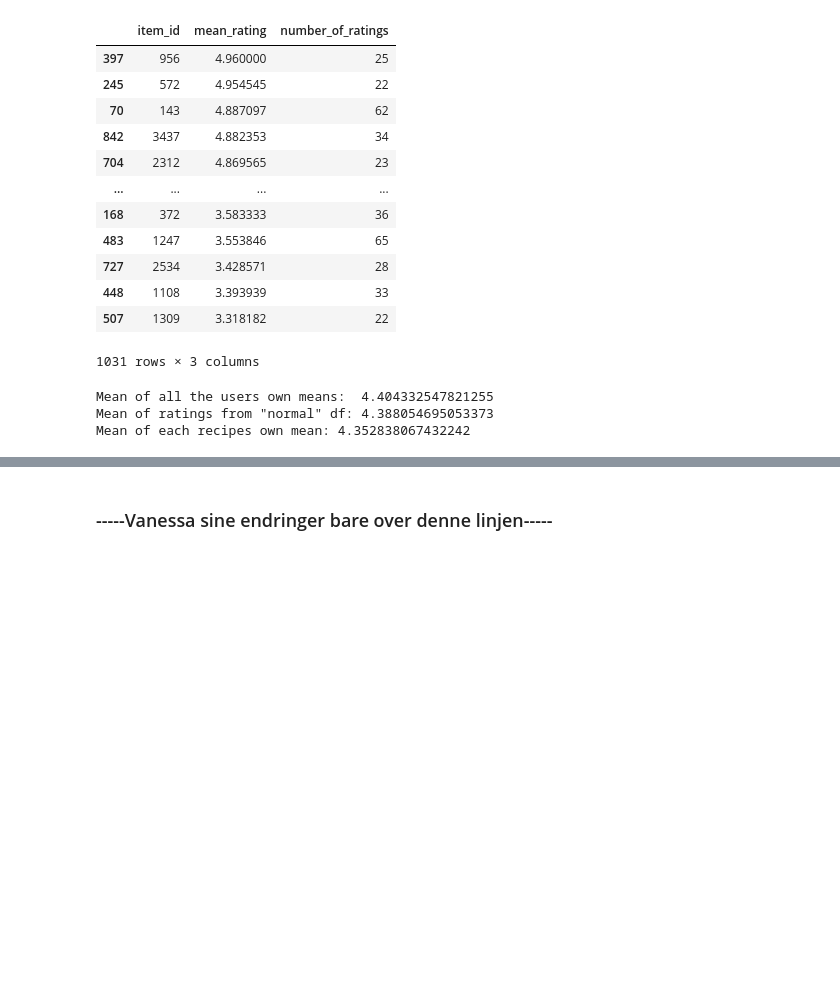
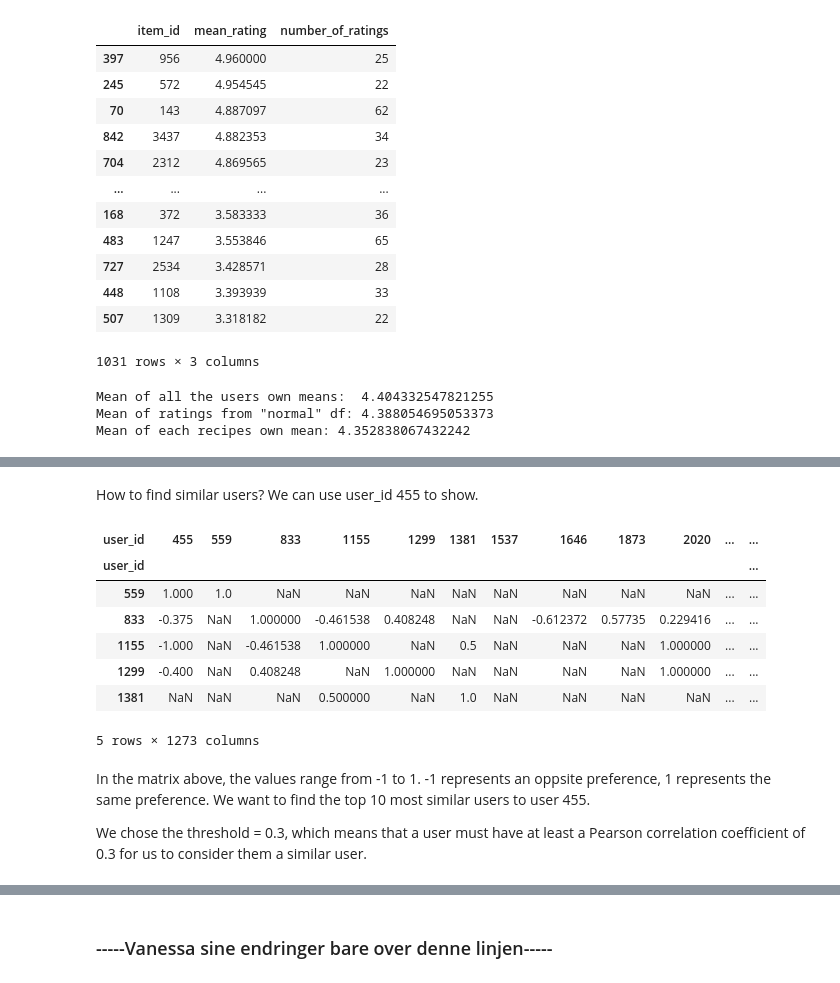
Before and after one commit to snorrealv/info345_semester_assignment, a Jupyter notebook: basic_recommender.ipynb, the cells around one changed output, grey strips where cells are left out. Cells and saved outputs as stored; diff of their text form; code cells hidden in the pictures; blank space fills up the shorter version.

```diff
--- a/basic_recommender.ipynb
+++ b/basic_recommender.ipynb
@@ -215,0 +275,23 @@ Mean of each recipes own mean: 4.352838067432242
+# %% [markdown]
+How to find similar users? We can use user_id 455 to show.
+# %%
+# Exclude user 455 from the similar user list, and choose number of similar users
+
+our_user = 455
+
+pearson_sim.drop(index = our_user, inplace=True)
+
+pearson_sim.head()  # shows that user 455 is gone!
+# %% [output]
+| user_id | 455 | 559 | 833 | 1155 | 1299 | 1381 | 1537 | 1646 | 1873 | 2020 | ... | ... |
+| user_id |  |  |  |  |  |  |  |  |  |  |  | ... |
+| 559 | 1.000 | 1.0 | NaN | NaN | NaN | NaN | NaN | NaN | NaN | NaN | ... | ... |
+| 833 | -0.375 | NaN | 1.000000 | -0.461538 | 0.408248 | NaN | NaN | -0.612372 | 0.57735 | 0.229416 | ... | ... |
+| 1155 | -1.000 | NaN | -0.461538 | 1.000000 | NaN | 0.5 | NaN | NaN | NaN | 1.000000 | ... | ... |
+| 1299 | -0.400 | NaN | 0.408248 | NaN | 1.000000 | NaN | NaN | NaN | NaN | 1.000000 | ... | ... |
+| 1381 | NaN | NaN | NaN | 0.500000 | NaN | 1.0 | NaN | NaN | NaN | NaN | ... | ... |
+5 rows × 1273 columns
+# %% [markdown]
+In the matrix above, the values range from -1 to 1. -1 represents an oppsite preference, 1 represents the same preference. We want to find the top 10 most similar users to user 455.
+
+We chose the threshold = 0.3, which means that a user must have at least a Pearson correlation coefficient of 0.3 for us to consider them a similar user.
```
Also changed, not shown: parts of 30 cells of this notebook.
